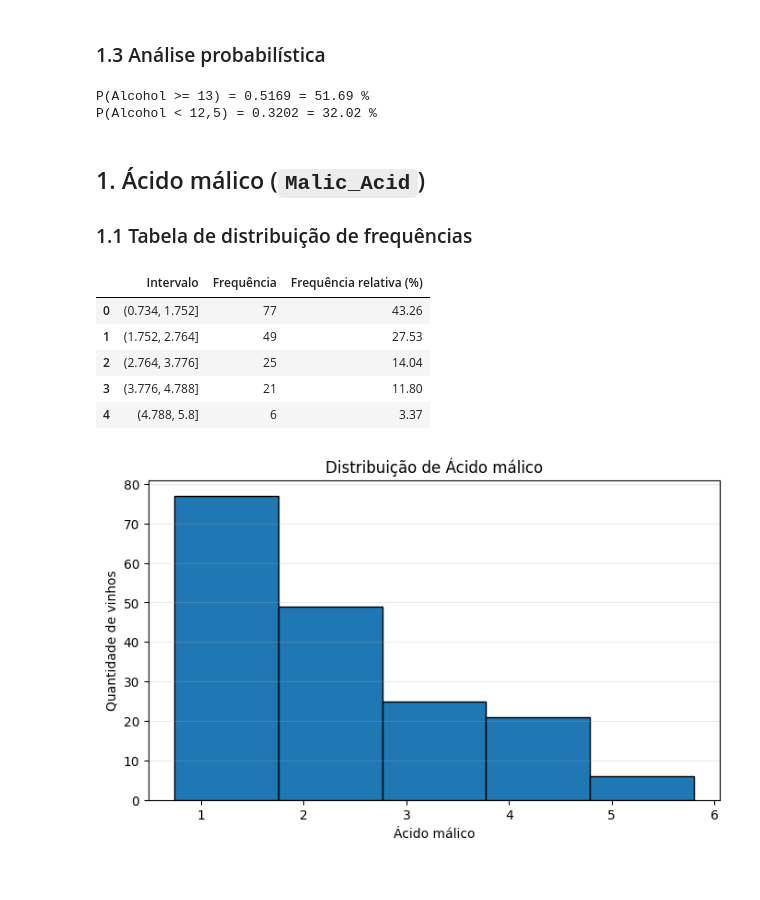
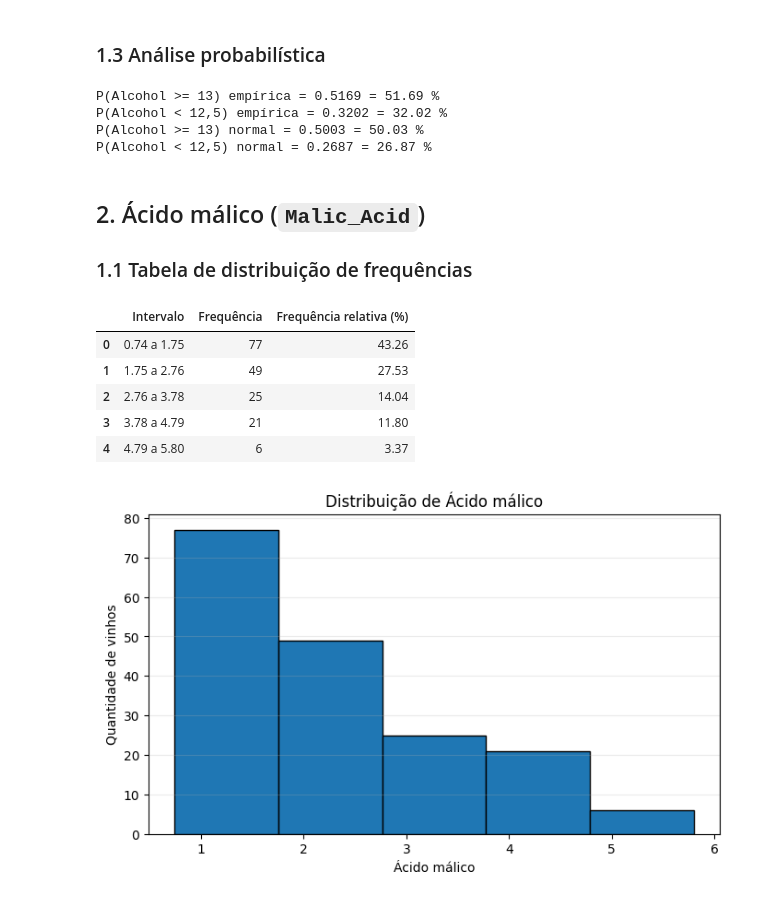
Before and after one commit to matheusrebelo04-maker/Checkpoint5_Estatistica_Wines, a Jupyter notebook: Checkpoint5_Estatistica_Wines (2).ipynb, the cells around one changed output. Cells and saved outputs as stored; diff of their text form; code cells hidden in the pictures.

```diff
--- a/Checkpoint5_Estatistica_Wines (2).ipynb
+++ b/Checkpoint5_Estatistica_Wines (2).ipynb
@@ -142,46 +123,50 @@ IQR: 1.315
 total = len(df)
 # %%
+from scipy.stats import norm
+
+# Probabilidade empírica: usamos a quantidade de registros que atende a cada condição.
 cond1 = df["Alcohol"] >= 13
 cond2 = df["Alcohol"] < 12.5
 
-p1 = cond1.sum() / total
-p2 = cond2.sum() / total
+p1_emp = cond1.sum() / total
+p2_emp = cond2.sum() / total
 
-print("P(Alcohol >= 13) =", round(p1, 4), "=", round(p1*100, 2), "%")
-print("P(Alcohol < 12,5) =", round(p2, 4), "=", round(p2*100, 2), "%")
+# Distribuição normal: usamos a média e o desvio padrão de Alcohol para calcular probabilidades teóricas.
+p1_normal = 1 - norm.cdf(13, media, desvio_padrao)
+p2_normal = norm.cdf(12.5, media, desvio_padrao)
 
-# Interpretação:
-# 51,69% dos vinhos da amostra possuem teor alcoólico maior ou igual a 13.
-# 32,02% possuem teor alcoólico menor que 12,5.
+print("P(Alcohol >= 13) empírica =", round(p1_emp, 4), "=", round(p1_emp*100, 2), "%")
+print("P(Alcohol < 12,5) empírica =", round(p2_emp, 4), "=", round(p2_emp*100, 2), "%")
+print("P(Alcohol >= 13) normal =", round(p1_normal, 4), "=", round(p1_normal*100, 2), "%")
+print("P(Alcohol < 12,5) normal =", round(p2_normal, 4), "=", round(p2_normal*100, 2), "%")
+
+# Interpretação: as probabilidades empíricas vêm dos dados reais; as normais são uma aproximação usando média e desvio padrão.
 # %% [output]
-P(Alcohol >= 13) = 0.5169 = 51.69 %
-P(Alcohol < 12,5) = 0.3202 = 32.02 %
+P(Alcohol >= 13) empírica = 0.5169 = 51.69 %
+P(Alcohol < 12,5) empírica = 0.3202 = 32.02 %
+P(Alcohol >= 13) normal = 0.5003 = 50.03 %
+P(Alcohol < 12,5) normal = 0.2687 = 26.87 %
 # %% [markdown]
-## 1. Ácido málico (`Malic_Acid`)
+## 2. Ácido málico (`Malic_Acid`)
 
 ### 1.1 Tabela de distribuição de frequências
 # %%
-# Divisão dos dados em 5 intervalos.
-# A frequência mostra quantos vinhos estão em cada intervalo.
-# A frequência relativa mostra a participação percentual de cada intervalo.
+# Criamos os intervalos e as frequências usando os mesmos limites que serão usados no gráfico.
+contagens_malic, limites_malic = np.histogram(df["Malic_Acid"], bins=5)
+rotulos_malic = [f"{limites_malic[i]:.2f} a {limites_malic[i+1]:.2f}" for i in range(5)]
+tabela_frequencia_malic = pd.DataFrame({
+    "Intervalo": rotulos_malic,
+    "Frequência": contagens_malic,
+    "Frequência relativa (%)": (contagens_malic / len(df) * 100).round(2)
+})
 
-intervalos = pd.cut(df["Malic_Acid"], bins=5, include_lowest=True)
-tabela_frequencia = (
-    intervalos.value_counts()
-    .sort_index()
-    .rename_axis("Intervalo")
-    .reset_index(name="Frequência")
-)
-tabela_frequencia["Frequência relativa (%)"] = (
-    tabela_frequencia["Frequência"] / len(df) * 100
-).round(2)
-
-tabela_frequencia
+# Interpretação: a maior parte dos valores de Malic_Acid está nos primeiros intervalos.
+tabela_frequencia_malic
 # %% [output]
 |  | Intervalo | Frequência | Frequência relativa (%) |
-| 0 | (0.734, 1.752] | 77 | 43.26 |
-| 1 | (1.752, 2.764] | 49 | 27.53 |
-| 2 | (2.764, 3.776] | 25 | 14.04 |
-| 3 | (3.776, 4.788] | 21 | 11.80 |
-| 4 | (4.788, 5.8] | 6 | 3.37 |
+| 0 | 0.74 a 1.75 | 77 | 43.26 |
+| 1 | 1.75 a 2.76 | 49 | 27.53 |
+| 2 | 2.76 a 3.78 | 25 | 14.04 |
+| 3 | 3.78 a 4.79 | 21 | 11.80 |
+| 4 | 4.79 a 5.80 | 6 | 3.37 |
 # %%
```
Also changed, not shown: parts of 32 cells of this notebook.
